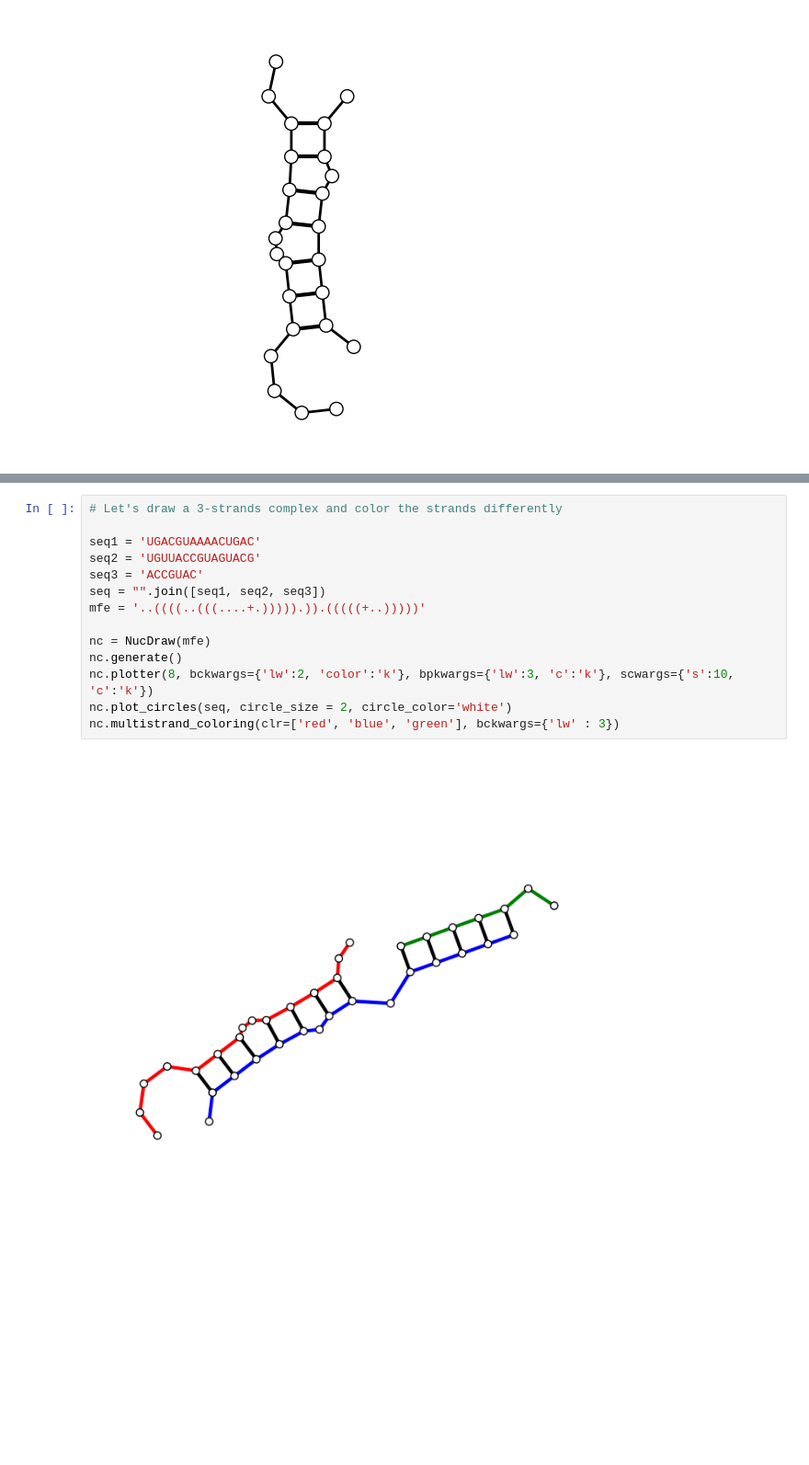
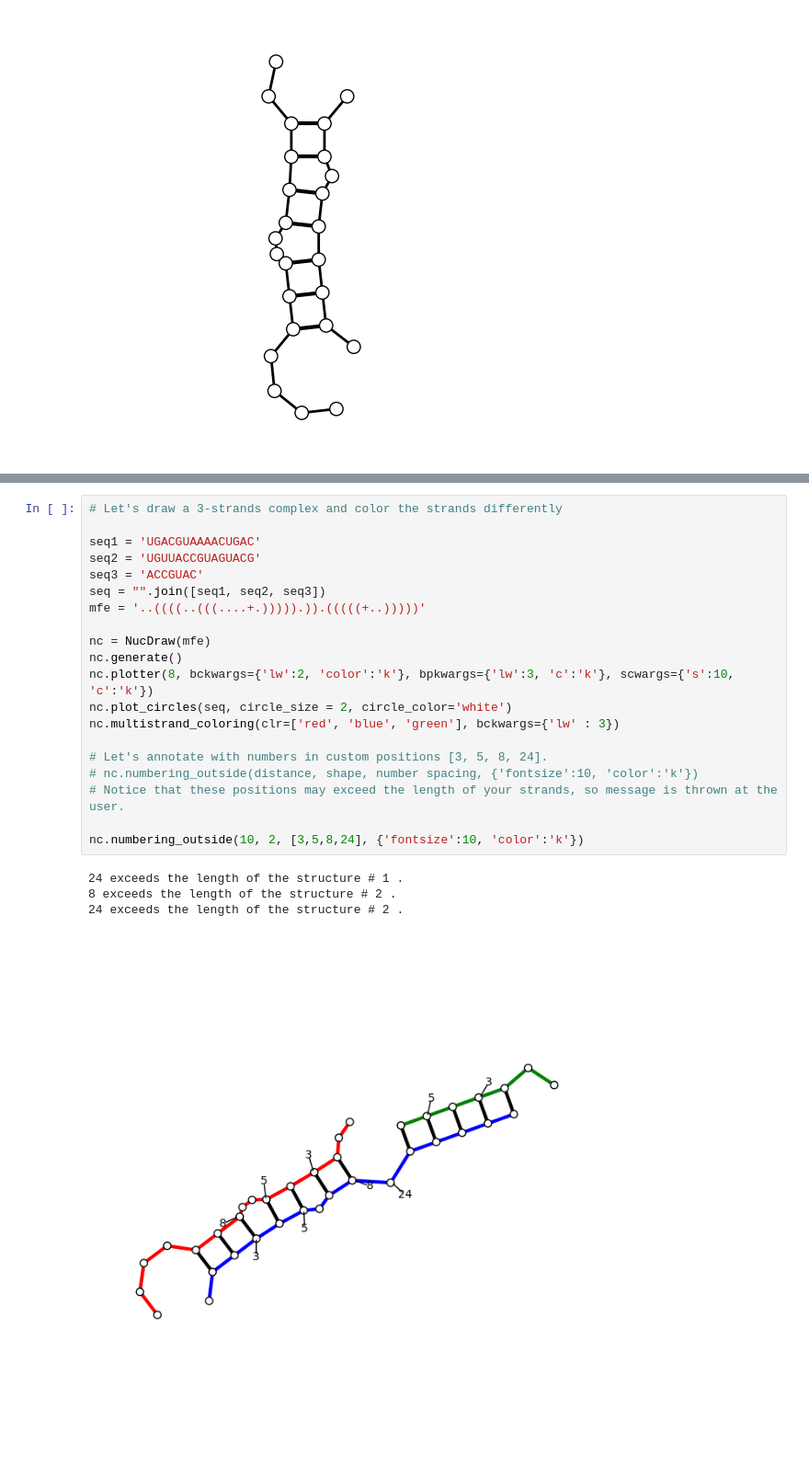
Before and after one commit to mtod92/nucdraw, a Jupyter notebook: examples/examples.ipynb, the cells around one changed output, grey strips where cells are left out. Shown: that part at 92% size. Cells and saved outputs as stored; diff of their text form; blank space fills up the shorter version.

```diff
--- a/examples/examples.ipynb
+++ b/examples/examples.ipynb
@@ -72,16 +117,25 @@ nc.plot_circles(seq, circle_size = 3, circle_color='white')
 # %%
 # Let's draw a 3-strands complex and color the strands differently
 
 seq1 = 'UGACGUAAAACUGAC'
 seq2 = 'UGUUACCGUAGUACG'
 seq3 = 'ACCGUAC'
 seq = "".join([seq1, seq2, seq3])
 mfe = '..((((..(((....+.))))).)).(((((+..)))))'
 
 nc = NucDraw(mfe)
 nc.generate()
 nc.plotter(8, bckwargs={'lw':2, 'color':'k'}, bpkwargs={'lw':3, 'c':'k'}, scwargs={'s':10, 'c':'k'})
 nc.plot_circles(seq, circle_size = 2, circle_color='white')
 nc.multistrand_coloring(clr=['red', 'blue', 'green'], bckwargs={'lw' : 3})
+
+# Let's annotate with numbers in custom positions [3, 5, 8, 24].
+# nc.numbering_outside(distance, shape, number spacing, {'fontsize':10, 'color':'k'})
+# Notice that these positions may exceed the length of your strands, so message is thrown at the user.
+
+nc.numbering_outside(10, 2, [3,5,8,24], {'fontsize':10, 'color':'k'})
 # %% [output]
+24 exceeds the length of the structure # 1 .
+8 exceeds the length of the structure # 2 .
+24 exceeds the length of the structure # 2 .
-[figure, old version]
+[figure, new version]
```
Also changed, not shown: parts of 3 cells of this notebook, 4 other files.
